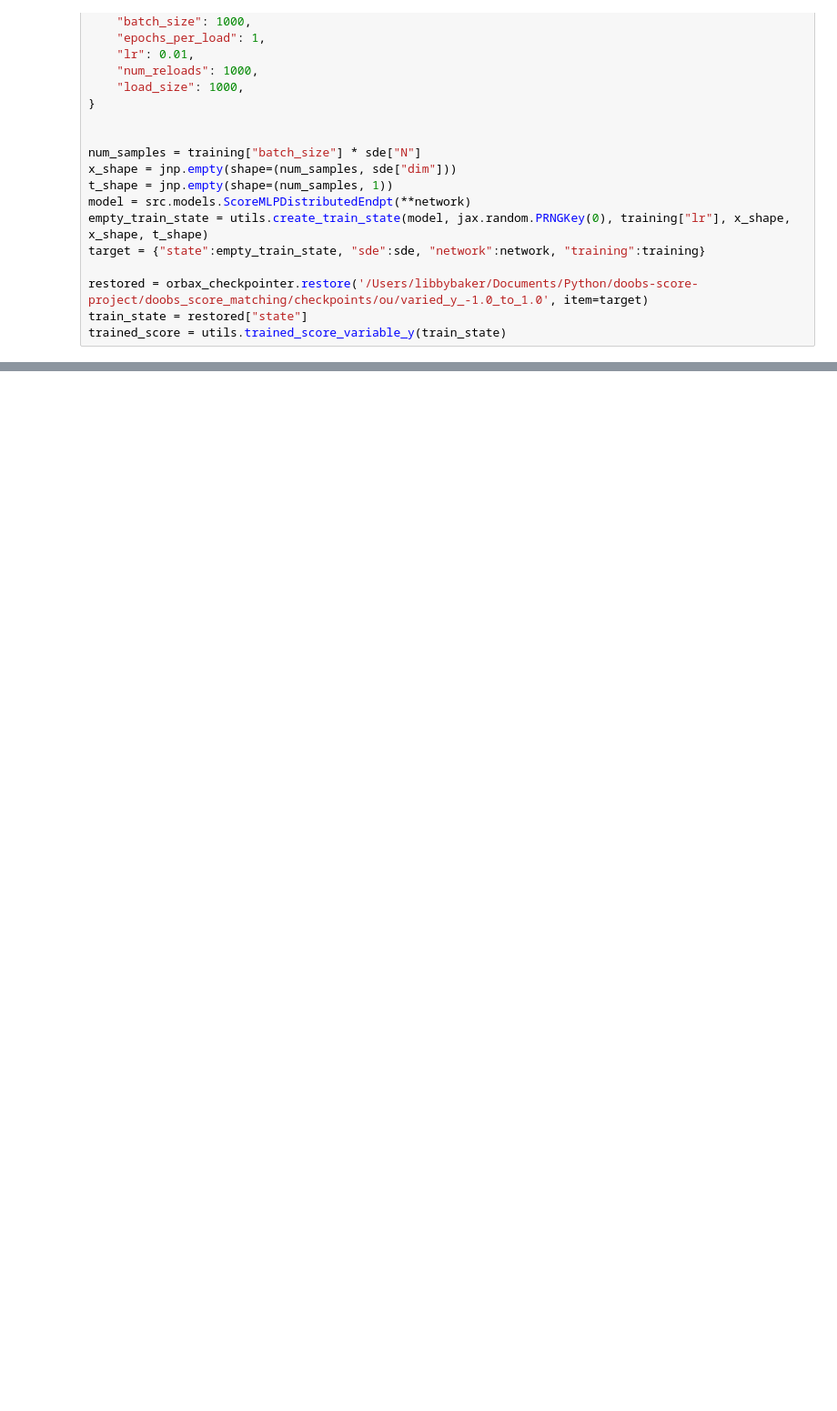
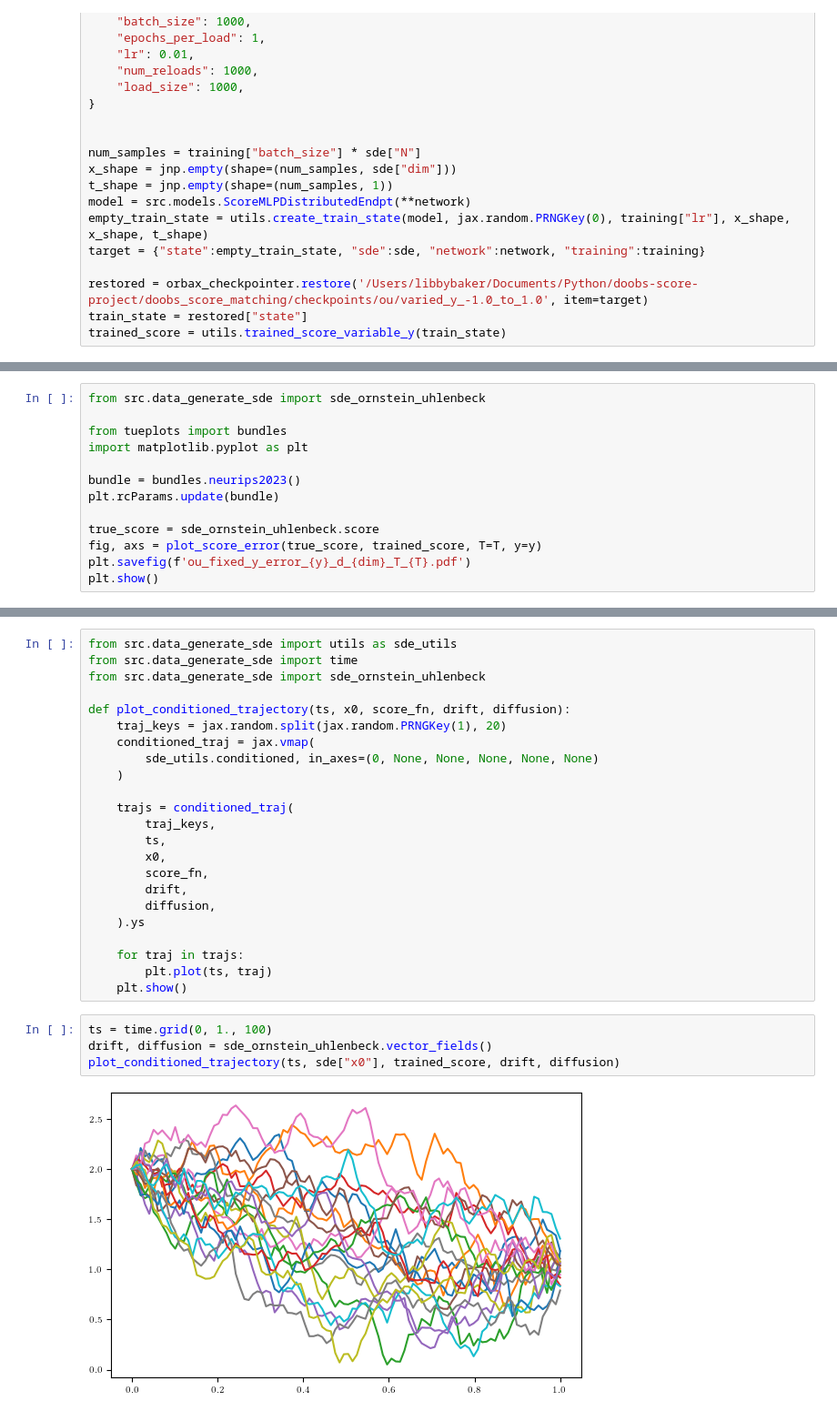
Before and after one commit to libbylbaker/forward_bridge, a Jupyter notebook: experiments/plots.ipynb, the cells around one changed output, grey strips where cells are left out. Shown: that part at 91% size. Saved outputs shown, nothing was run; the diff lists cells and outputs as text; blank space fills up the shorter version.

```diff
--- a/experiments/plots.ipynb
+++ b/experiments/plots.ipynb
@@ -64,0 +111,13 @@ plot_score_error_variable_y(true_score, trained_score, -1, 1, -1, 1)
+# %%
+from src.data_generate_sde import sde_ornstein_uhlenbeck
+
+from tueplots import bundles
+import matplotlib.pyplot as plt
+
+bundle = bundles.neurips2023()
+plt.rcParams.update(bundle)
+
+true_score = sde_ornstein_uhlenbeck.score
+fig, axs = plot_score_error(true_score, trained_score, T=T, y=y)
+plt.savefig(f'ou_fixed_y_error_{y}_d_{dim}_T_{T}.pdf')
+plt.show()
@@ -64,0 +172,29 @@ plot_score_error_variable_y(true_score, trained_score, -1, 1, -1, 1)
+# %%
+from src.data_generate_sde import utils as sde_utils
+from src.data_generate_sde import time
+from src.data_generate_sde import sde_ornstein_uhlenbeck
+
+def plot_conditioned_trajectory(ts, x0, score_fn, drift, diffusion):
+    traj_keys = jax.random.split(jax.random.PRNGKey(1), 20)
+    conditioned_traj = jax.vmap(
+        sde_utils.conditioned, in_axes=(0, None, None, None, None, None)
+    )
+
+    trajs = conditioned_traj(
+        traj_keys,
+        ts,
+        x0,
+        score_fn,
+        drift,
+        diffusion,
+    ).ys
+
+    for traj in trajs:
+        plt.plot(ts, traj)
+    plt.show()
+# %%
+ts = time.grid(0, 1., 100)
+drift, diffusion = sde_ornstein_uhlenbeck.vector_fields()
+plot_conditioned_trajectory(ts, sde["x0"], trained_score, drift, diffusion)
+# %% [output]
+[figure, added]
```
Also changed, not shown: parts of 6 cells of this notebook, 2 other files.
